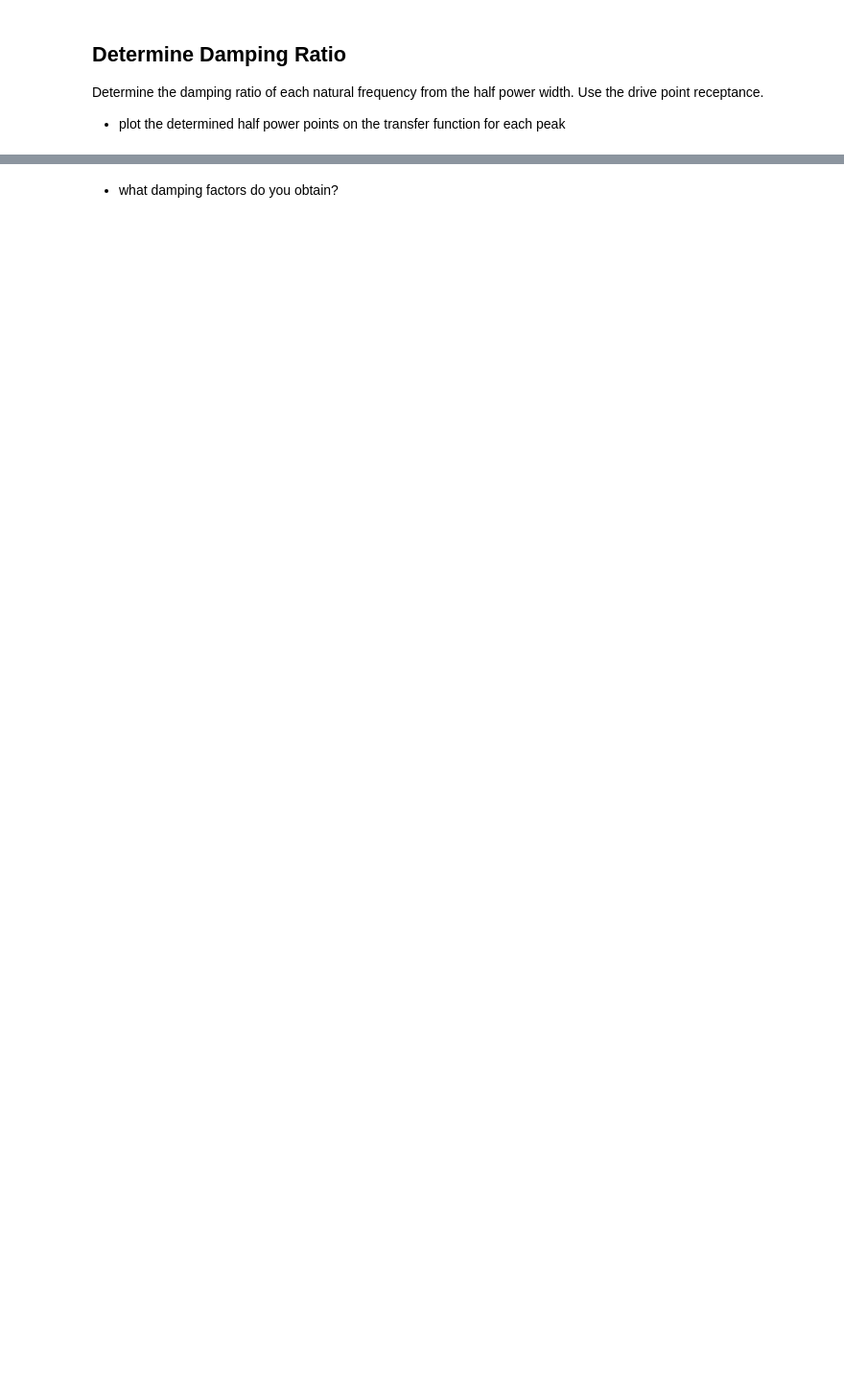
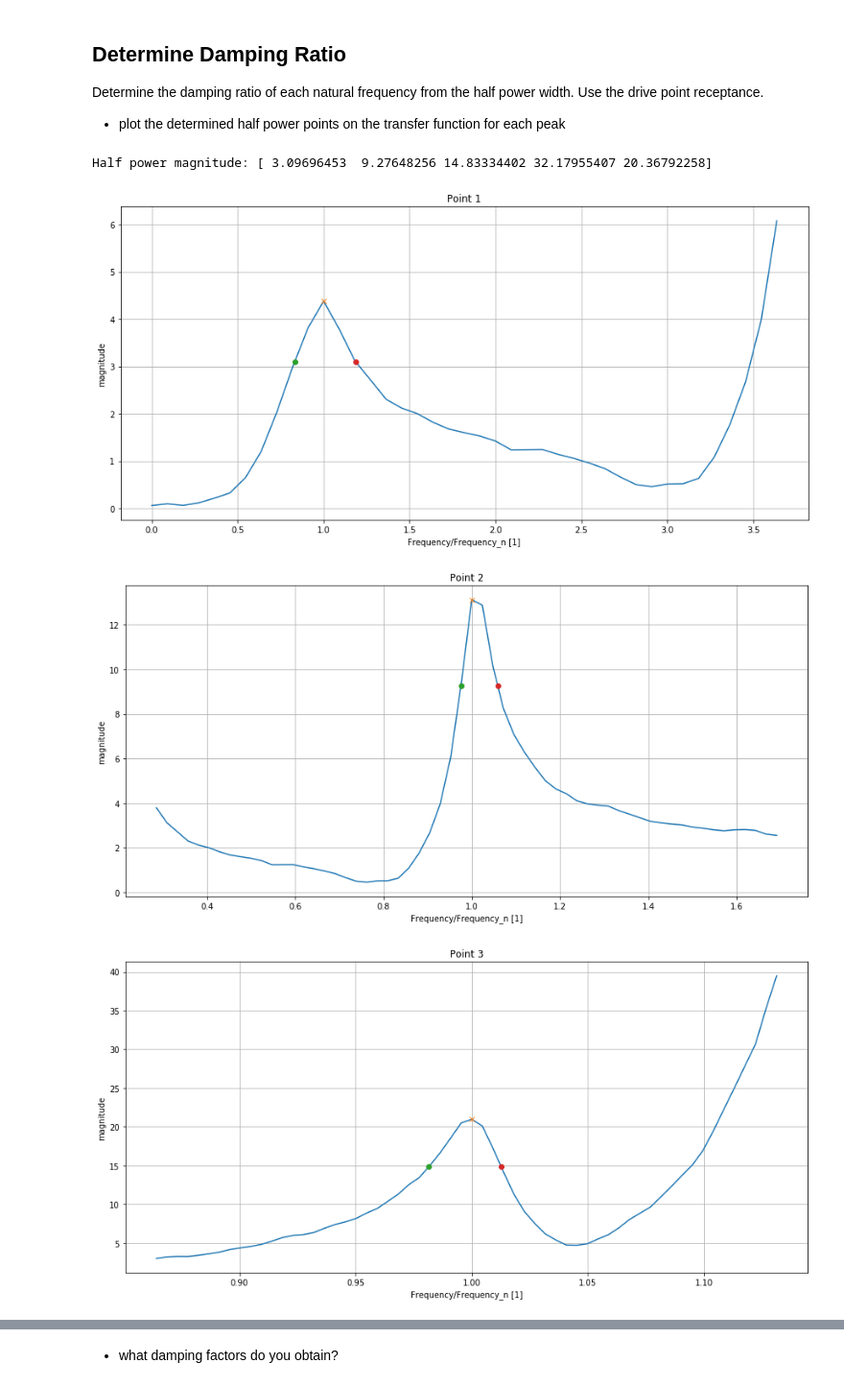
Before and after one commit to phmandl/modalanalyse, a Jupyter notebook: HW5/Max/5_IdentificationMethods_template.ipynb, the cells around one changed output, grey strips where cells are left out. Shown at 96% size. Saved outputs shown, nothing was run; the diff lists cells and outputs as text; code cells hidden in the pictures; blank space fills up the shorter version.

```diff
--- a/HW5/Max/5_IdentificationMethods_template.ipynb
+++ b/HW5/Max/5_IdentificationMethods_template.ipynb
@@ -228,7 +287,9 @@ Use the drive point receptance.
 
 * plot the determined half power points on the transfer function for each peak
 # %%
-half_power = np.abs(P05_receptance)/sqrt(2)
-half_power[peaks_idx_P05_rfft_window]
+half_power = np.abs(P05_receptance)/sqrt(2) #
+print('Half power magnitude:', half_power[peaks_idx_P05_rfft_window])
+# %% [output]
+Half power magnitude: [ 3.09696453  9.27648256 14.83334402 32.17955407 20.36792258]
 # %%
 # find out to which index the half power points belong
@@ -259,13 +322,0 @@ for n in range(len(peaks_idx_P05_rfft_window)):
-# %%
-# Plot the magnitude
-for i in range(0, len(peaks_idx_P05_rfft_window)):
-    plt.figure(figsize = [15,7])
-    plt.semilogy(frequencies/frequencies[peaks_idx_P05_rfft_window[i]], np.abs(P05_receptance))
-    plt.ylabel('magnitude')
-    plt.xlabel('Frequency/Frequency_n [1]')
-    plt.xlim((frequencies[peaks_idx_P05_rfft_window[i]]-10)/frequencies[peaks_idx_P05_rfft_window[i]], (frequencies[peaks_idx_P05_rfft_window[i]]+10)/frequencies[peaks_idx_P05_rfft_window[i]])
-    plt.plot(frequencies[peaks_idx_P05_rfft_window]/frequencies[peaks_idx_P05_rfft_window[i]], np.abs(P05_receptance)[peaks_idx_P05_rfft_window], 'x')
-    plt.plot(freq_half_power[i,0]/frequencies[peaks_idx_P05_rfft_window[i]], half_power[peaks_idx_P05_rfft_window[i]], 'o')
-    plt.plot(freq_half_power[i,1]/frequencies[peaks_idx_P05_rfft_window[i]], half_power[peaks_idx_P05_rfft_window[i]], 'o')
-    plt.title('Point'+str(i+1))
-    plt.grid()
@@ -275,0 +323,24 @@ frequencies[peaks_idx_P05_rfft_window]
+# %%
+# Plot the magnitude
+for n,i in enumerate(peaks_idx_P05_rfft_window):
+    plt.figure(figsize = [15,7])
+
+    lower_freq = frequencies[i]-bound
+    upper_freq = frequencies[i]+bound
+
+    lower_idx = (np.abs(frequencies - lower_freq)).argmin()
+    upper_idx = (np.abs(frequencies - upper_freq)).argmin()
+
+    plt.plot(frequencies[lower_idx:upper_idx]/frequencies[i], np.abs(P05_receptance[lower_idx:upper_idx]))
+    plt.plot(frequencies[i]/frequencies[i], np.abs(P05_receptance[i]), 'x')
+    plt.plot(freq_half_power[n,0]/frequencies[i], half_power[i], 'o')
+    plt.plot(freq_half_power[n,1]/frequencies[i], half_power[i], 'o')
+
+    plt.ylabel('magnitude')
+    plt.xlabel('Frequency/Frequency_n [1]')
+    plt.title('Point '+ str(n+1))
+    plt.grid()
+# %% [output]
+[figure, added]
+[figure, added]
+[figure, added]
```
Also changed, not shown: parts of 20 cells of this notebook.
